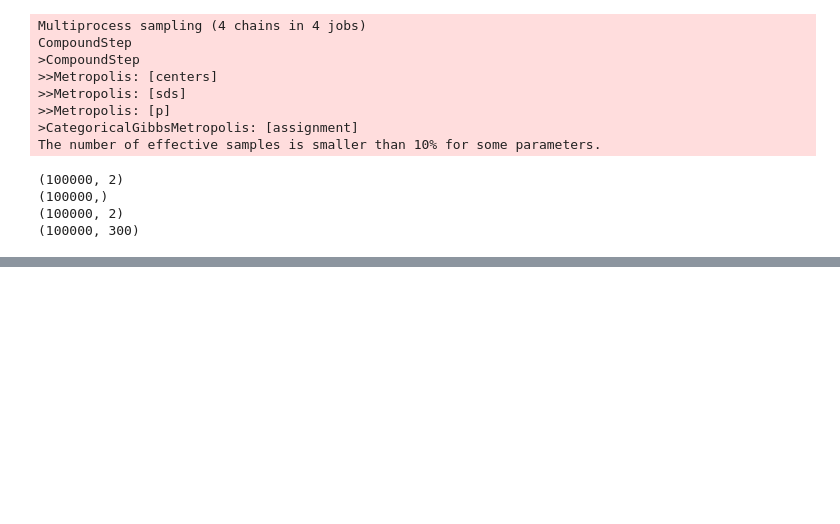
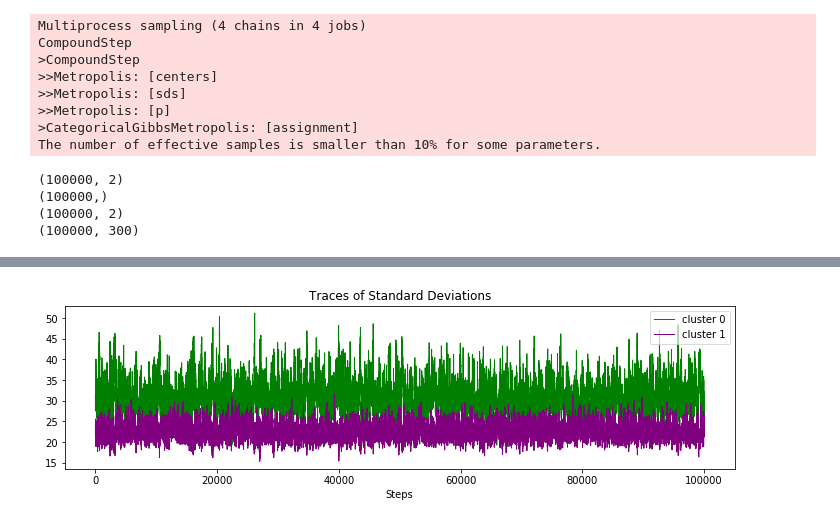
Before and after one commit to hanhanwu/Hanhan_Data_Science_Practice, a Jupyter notebook: Applied_Statistics/Learning_Notes/bayesian4fun/chapter3_expt2.ipynb, the cells around one changed output, grey strips where cells are left out. Cells and saved outputs as stored; diff of their text form; code cells hidden in the pictures; blank space fills up the shorter version.

```diff
--- a/Applied_Statistics/Learning_Notes/bayesian4fun/chapter3_expt2.ipynb
+++ b/Applied_Statistics/Learning_Notes/bayesian4fun/chapter3_expt2.ipynb
@@ -131,0 +132,13 @@ leg.get_frame().set_alpha(0.7)
+# %%
+plt.figure(figsize=(12,3))
+lw = 1
+center_trace = trace["sds"]
+
+plt.plot(std_trace[:, 0], label="cluster 0", c='g', lw=lw)
+plt.plot(std_trace[:, 1], label="cluster 1", c='purple', lw=lw)
+plt.xlabel('Steps')
+plt.title('Traces of Standard Deviations')
+leg = plt.legend(loc="upper right")
+leg.get_frame().set_alpha(0.7)
+# %% [output]
+[figure, added]
```
Also changed, not shown: parts of 2 cells of this notebook.
